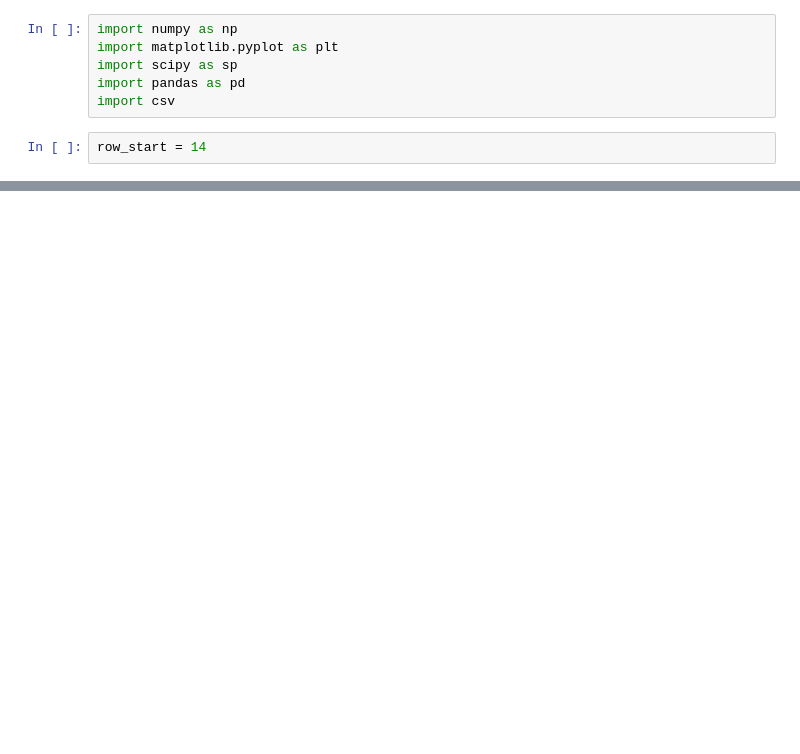
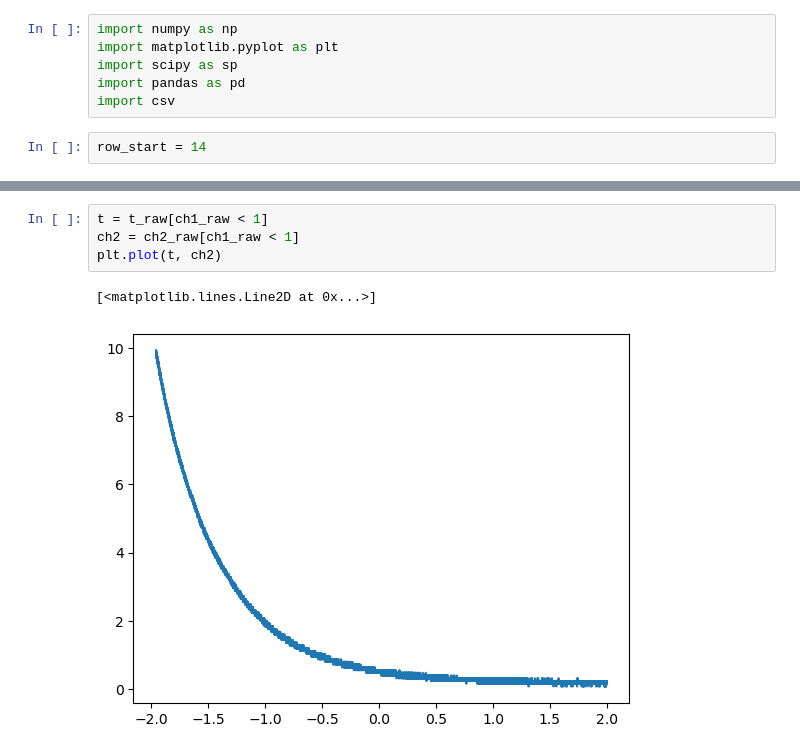
Before and after one commit to xingyzt/5bl, a Jupyter notebook: lab9/1a.ipynb, the cells around one changed output, grey strips where cells are left out. Drawn from its saved outputs; the diff is of its cells as text; blank space fills up the shorter version.

```diff
--- a/lab9/1a.ipynb
+++ b/lab9/1a.ipynb
@@ -64,0 +69,7 @@ Text(0, 0.5, 'Volts')
+# %%
+t = t_raw[ch1_raw < 1]
+ch2 = ch2_raw[ch1_raw < 1]
+plt.plot(t, ch2)
+# %% [output]
+[<matplotlib.lines.Line2D at 0x...>]
+[figure, added]
```
Also changed, not shown: parts of 7 cells of this notebook, 3 other files.
